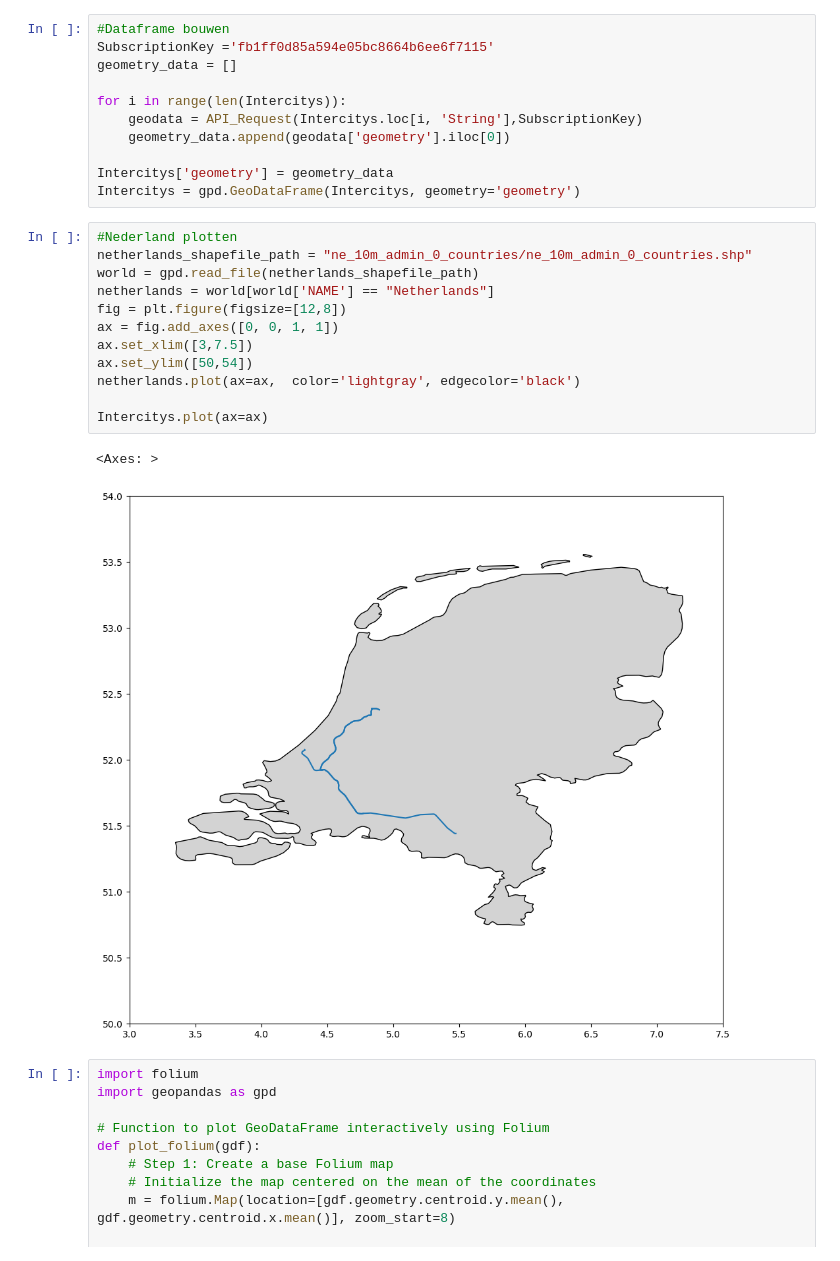
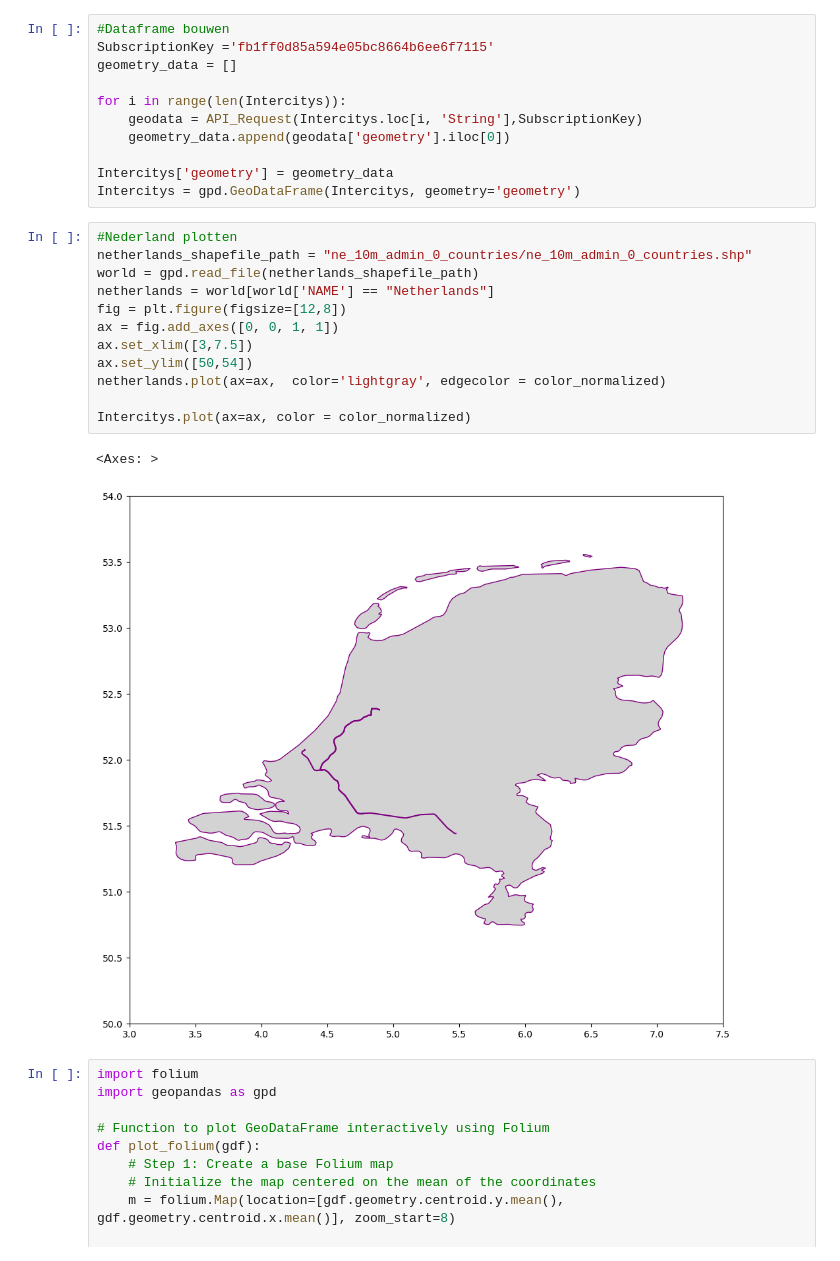
Before and after one commit to mathijsmarkus/python_group_assignment, a Jupyter notebook: third_try1.ipynb, the cells around one changed output. Saved outputs shown, nothing was run; the diff lists cells and outputs as text.

```diff
--- a/third_try1.ipynb
+++ b/third_try1.ipynb
@@ -67,18 +67,18 @@ Intercitys = gpd.GeoDataFrame(Intercitys, geometry='geometry')
 # %%
 #Nederland plotten
 netherlands_shapefile_path = "ne_10m_admin_0_countries/ne_10m_admin_0_countries.shp"
 world = gpd.read_file(netherlands_shapefile_path)
 netherlands = world[world['NAME'] == "Netherlands"]
 fig = plt.figure(figsize=[12,8])
 ax = fig.add_axes([0, 0, 1, 1])
 ax.set_xlim([3,7.5])
 ax.set_ylim([50,54])
-netherlands.plot(ax=ax,  color='lightgray', edgecolor='black')
+netherlands.plot(ax=ax,  color='lightgray', edgecolor = color_normalized)
 
-Intercitys.plot(ax=ax)
+Intercitys.plot(ax=ax, color = color_normalized)
 # %% [output]
 <Axes: >
-[figure, old version]
+[figure, new version]
 # %%
 import folium
 import geopandas as gpd
```
Also changed, not shown: parts of 1 cell of this notebook, 1 other file.
